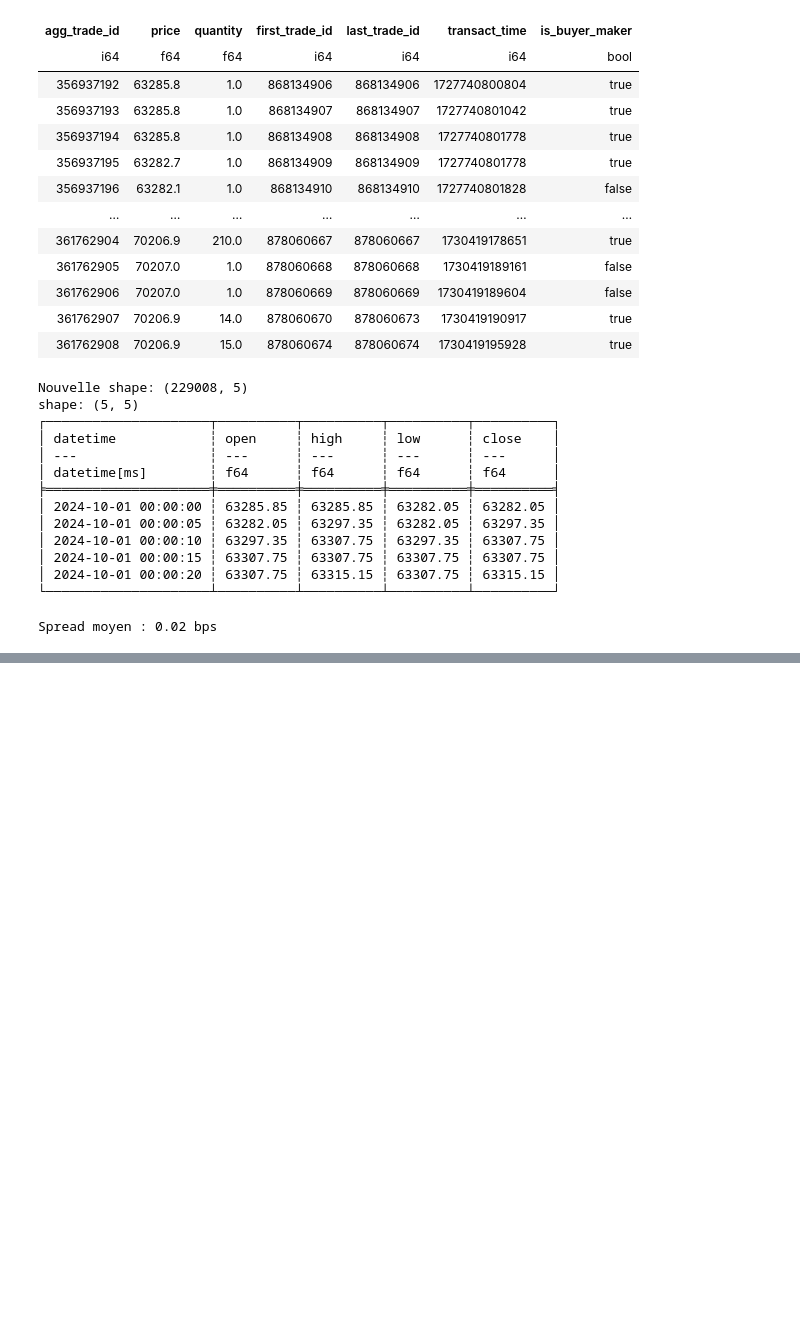
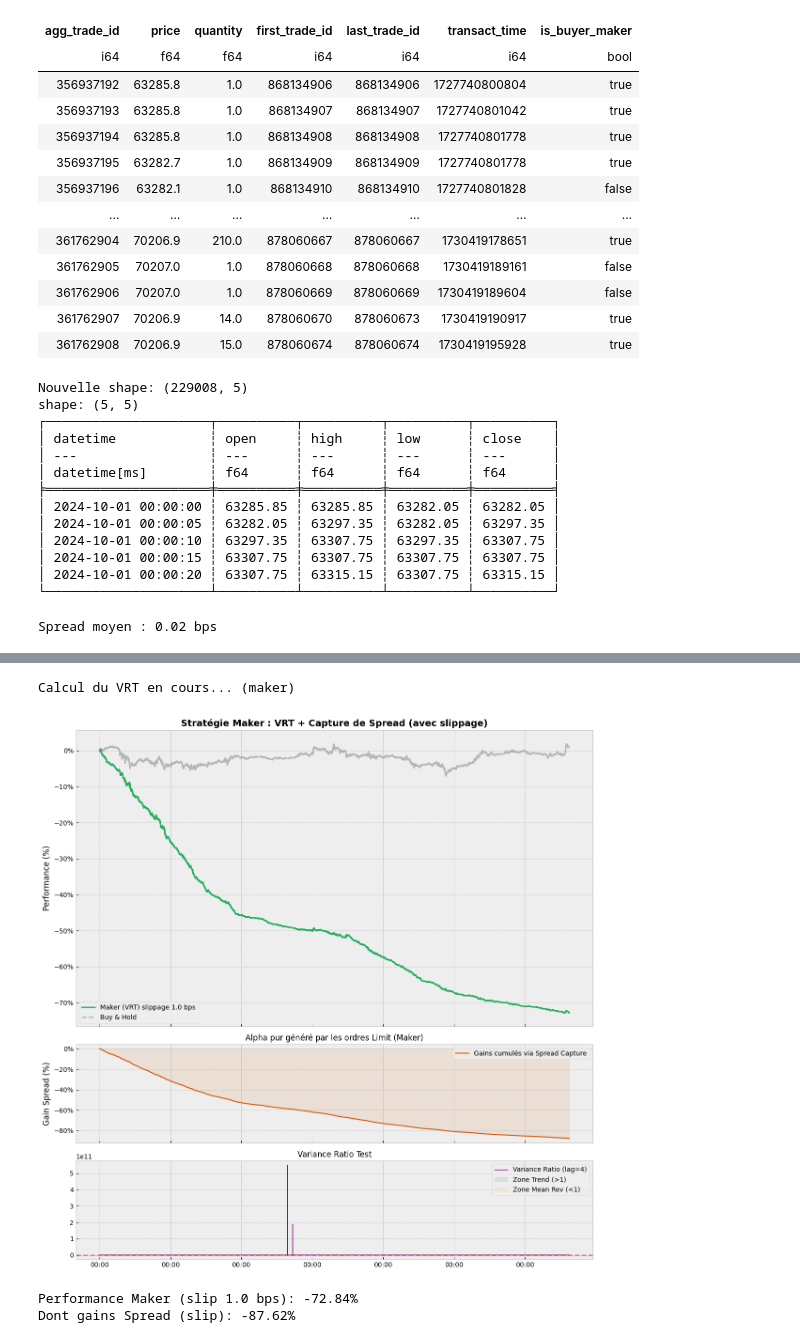
Before and after one commit to 333Rosky/strategy_library, a Jupyter notebook: High Frequency Trading/hft_romain.ipynb, the cells around one changed output, grey strips where cells are left out. Cells and saved outputs as stored; diff of their text form; code cells hidden in the pictures; blank space fills up the shorter version.

Commit message:
[UPD] HFT VRT Grid, need to find good slippage

```diff
--- a/High Frequency Trading/hft_romain.ipynb
+++ b/High Frequency Trading/hft_romain.ipynb
@@ -277,3 +245,62 @@ Calcul du VRT en cours...
 [figure]
 Performance Maker: 123.16%
 Dont gains Spread: 1.75%
+# %%
+# Scénario avec slippage explicite
+SLIPPAGE_BPS_TEST = 0.0001  # 1 bp de slippage
+EXEC_DELAY_TEST = 1         # exécution à la bougie suivante
+MAKER_FEE_TEST = MAKER_FEE  # on réutilise le fee défini plus haut
+
+if 'df_resampled_spread' in locals():
+    df_maker_slip = run_maker_strategy(
+        df_resampled_spread,
+        slippage_bps=SLIPPAGE_BPS_TEST,
+        maker_fee=MAKER_FEE_TEST,
+        exec_delay=EXEC_DELAY_TEST,
+    )
+
+    pdf_slip = df_maker_slip.select([
+        "datetime", "equity_curve_log", "market_ret_log", "cum_spread_captured", "vrt"
+    ]).to_pandas()
+
+    pdf_slip['strategy_pct'] = (np.exp(pdf_slip['equity_curve_log']) - 1) * 100
+    pdf_slip['bnh_pct'] = (np.exp(pdf_slip['market_ret_log'].cumsum().fillna(0)) - 1) * 100
+    pdf_slip['spread_gain_pct'] = (np.exp(pdf_slip['cum_spread_captured']) - 1) * 100
+
+    plt.style.use('bmh')
+    fig, (ax1, ax2, ax3) = plt.subplots(3, 1, figsize=(12, 12), sharex=True, gridspec_kw={'height_ratios': [3, 1, 1]})
+
+    ax1.plot(pdf_slip['datetime'], pdf_slip['strategy_pct'], label=f'Maker (VRT) slippage {SLIPPAGE_BPS_TEST*1e4:.1f} bps', color='#27ae60', linewidth=2)
+    ax1.plot(pdf_slip['datetime'], pdf_slip['bnh_pct'], label='Buy & Hold', color='gray', alpha=0.5, linestyle='--')
+    ax1.set_title('Stratégie Maker : VRT + Capture de Spread (avec slippage)', fontsize=14, fontweight='bold')
+    ax1.set_ylabel('Performance (%)')
+    ax1.legend()
+    ax1.yaxis.set_major_formatter(mtick.PercentFormatter())
+
+    ax2.plot(pdf_slip['datetime'], pdf_slip['spread_gain_pct'], color='#d35400', label='Gains cumulés via Spread Capture', linewidth=1.5)
+    ax2.fill_between(pdf_slip['datetime'], pdf_slip['spread_gain_pct'], 0, color='#d35400', alpha=0.1)
+    ax2.set_title('Alpha pur généré par les ordres Limit (Maker)', fontsize=12)
+    ax2.set_ylabel('Gain Spread (%)')
+    ax2.legend()
+    ax2.yaxis.set_major_formatter(mtick.PercentFormatter())
+
+    ax3.plot(pdf_slip['datetime'], pdf_slip['vrt'], color='purple', label='Variance Ratio (lag=4)', linewidth=1)
+    ax3.axhline(1.0, color='red', linestyle='--', alpha=0.5)
+    ax3.fill_between(pdf_slip['datetime'], pdf_slip['vrt'], 1.0, where=(pdf_slip['vrt'] > 1), color='green', alpha=0.1, label='Zone Trend (>1)')
+    ax3.fill_between(pdf_slip['datetime'], pdf_slip['vrt'], 1.0, where=(pdf_slip['vrt'] < 1), color='orange', alpha=0.1, label='Zone Mean Rev (<1)')
+    ax3.set_title('Variance Ratio Test', fontsize=12)
+    ax3.legend()
+
+    plt.gca().xaxis.set_major_formatter(mdates.DateFormatter('%H:%M'))
+    plt.tight_layout()
+    plt.show()
+
+    print(f"Performance Maker (slip {SLIPPAGE_BPS_TEST*1e4:.1f} bps): {pdf_slip['strategy_pct'].iloc[-1]:.2f}%")
+    print(f"Dont gains Spread (slip): {pdf_slip['spread_gain_pct'].iloc[-1]:.2f}%")
+else:
+    print("Erreur: Le DataFrame 'df_resampled_spread' n'est pas défini. Veuillez charger les données d'abord.")
+# %% [output]
+Calcul du VRT en cours... (maker)
+[figure, added]
+Performance Maker (slip 1.0 bps): -72.84%
+Dont gains Spread (slip): -87.62%
```
Also changed, not shown: parts of 10 cells of this notebook.
